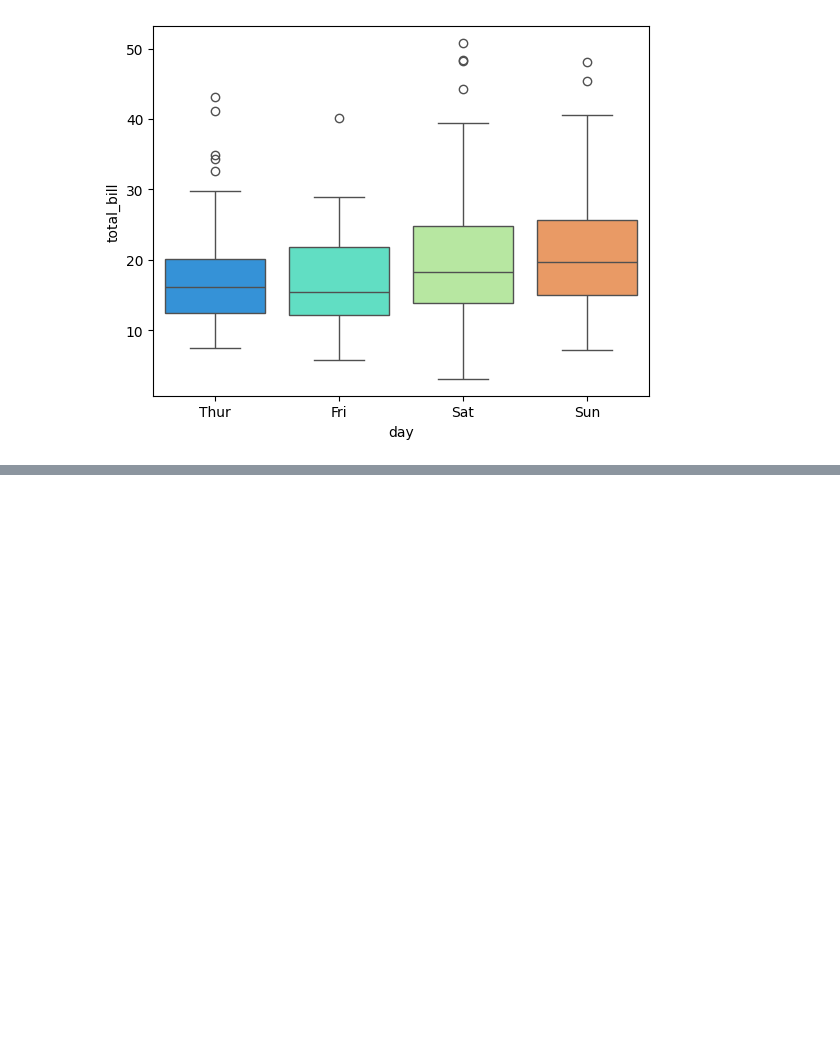
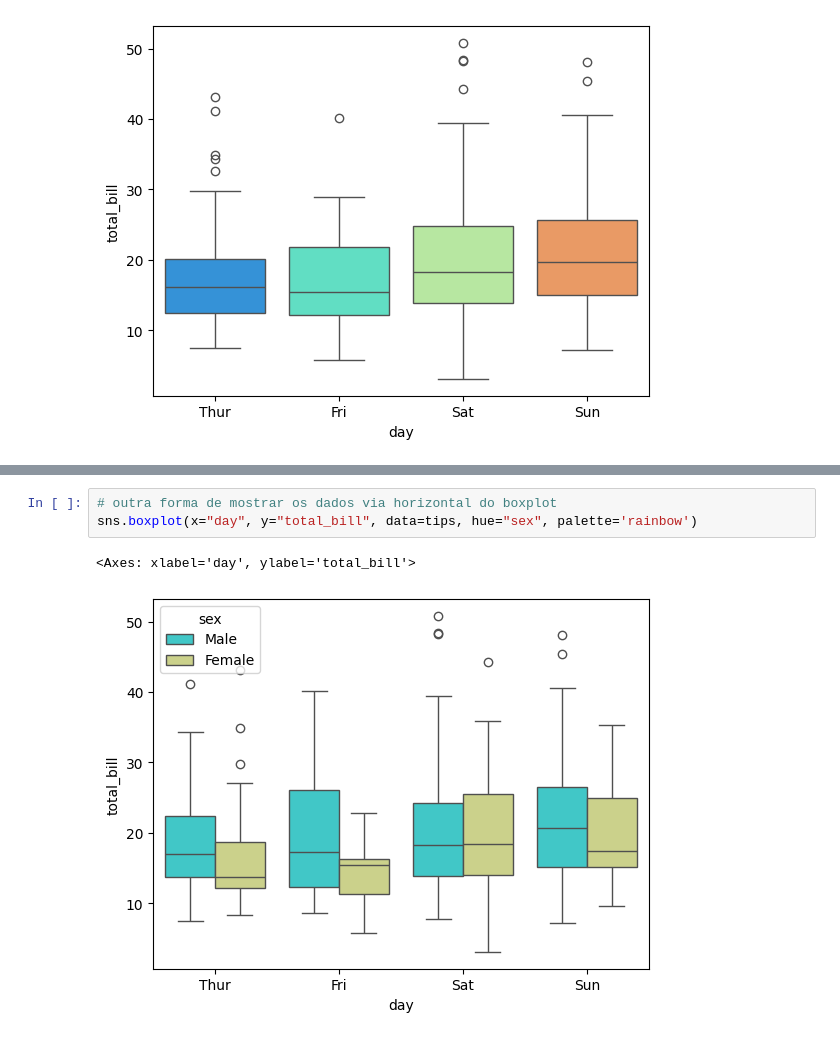
Before and after one commit to ludiemert/Advanced_Data_Visualization_Seaborn, a Jupyter notebook: 4_Advanced_Data_Visualization_Seaborn/Seaborn.ipynb, the cells around one changed output, grey strips where cells are left out. Saved outputs shown, nothing was run; the diff lists cells and outputs as text; blank space fills up the shorter version.

```diff
--- a/4_Advanced_Data_Visualization_Seaborn/Seaborn.ipynb
+++ b/4_Advanced_Data_Visualization_Seaborn/Seaborn.ipynb
@@ -199,0 +206,6 @@ sns.boxplot(y="day", x="total_bill", data=tips, hue="day", palette='rainbow', le
+# %%
+# outra forma de mostrar os dados via horizontal do boxplot
+sns.boxplot(x="day", y="total_bill", data=tips, hue="sex", palette='rainbow')
+# %% [output]
+<Axes: xlabel='day', ylabel='total_bill'>
+[figure, added]
```
Also changed, not shown: parts of 5 cells of this notebook.
